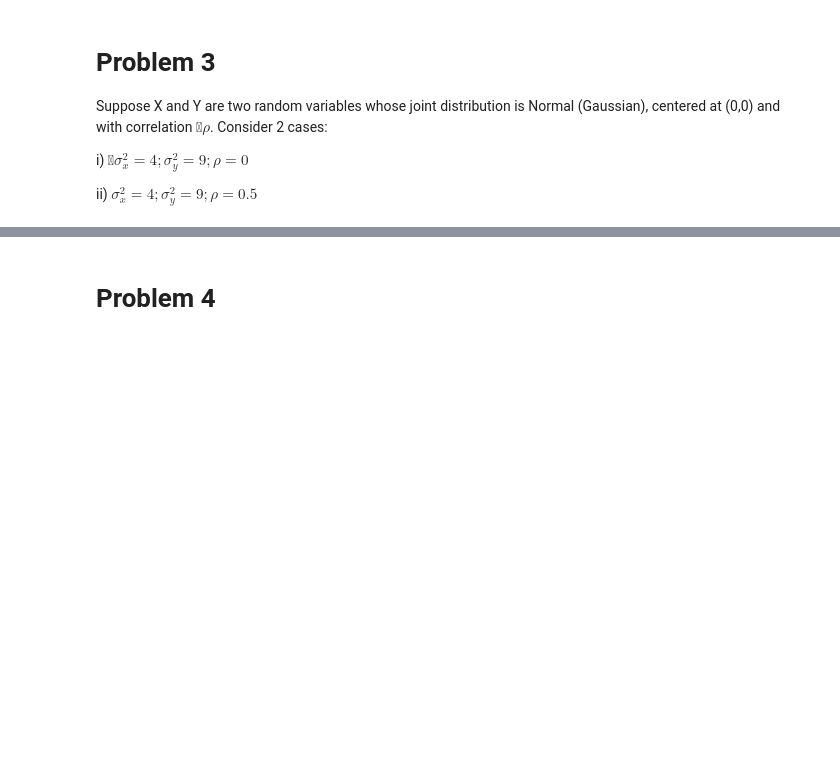
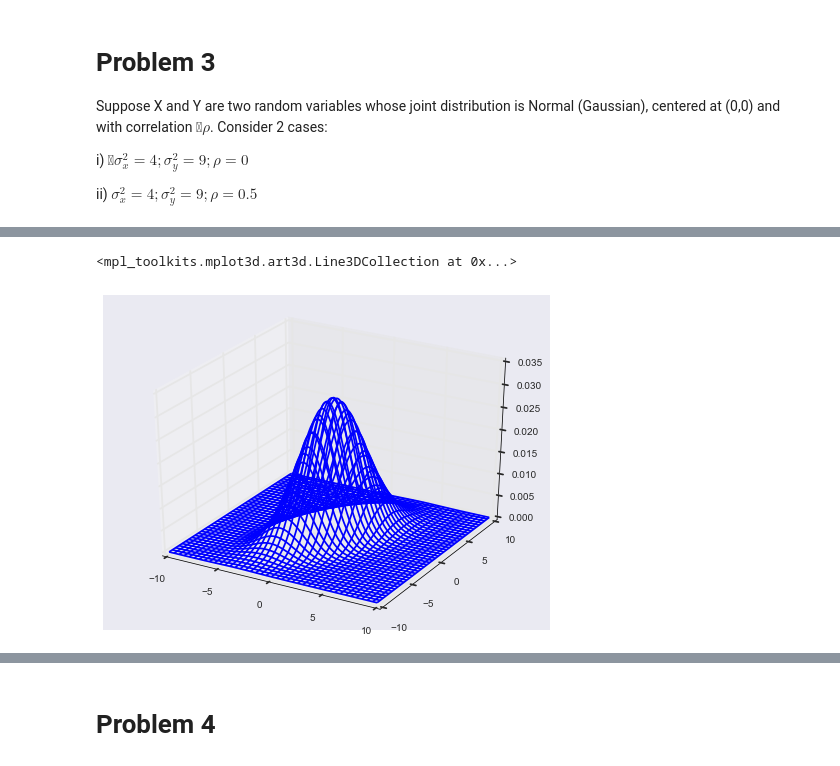
Before and after one commit to wenyangfu/EE361M_Homework, a Jupyter notebook: Homework 1.ipynb, the cells around one changed output, grey strips where cells are left out. Saved outputs shown, nothing was run; the diff lists cells and outputs as text; code cells hidden in the pictures; blank space fills up the shorter version.

```diff
--- a/Homework 1.ipynb
+++ b/Homework 1.ipynb
@@ -111,0 +113,14 @@ for angle in range(0, 360):
+# %%
+rho = 0.5
+mean = [u_x, u_y]
+cov = [(var_x, std_x * std_y * rho),
+       (std_x * std_y * rho, var_y)]
+
+rv = multivariate_normal(mean, cov)
+
+fig = plt.figure()
+ax = fig.add_subplot(111, projection='3d')
+ax.plot_wireframe(x, y, rv.pdf(pos), rstride=5, cstride=5)
+# %% [output]
+<mpl_toolkits.mplot3d.art3d.Line3DCollection at 0x...>
+[figure, added]
```
Also changed, not shown: parts of 12 cells of this notebook.
